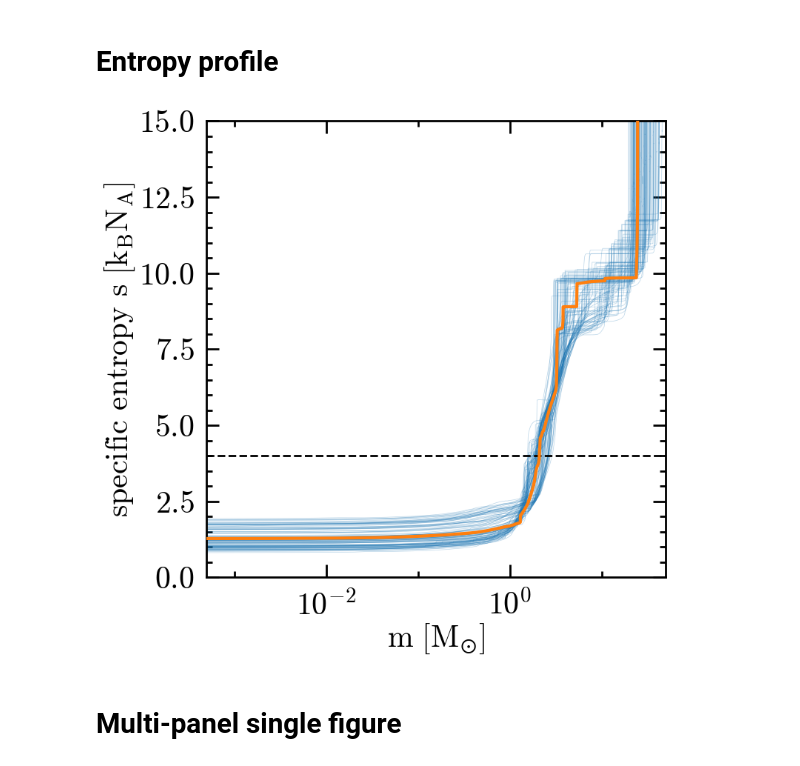
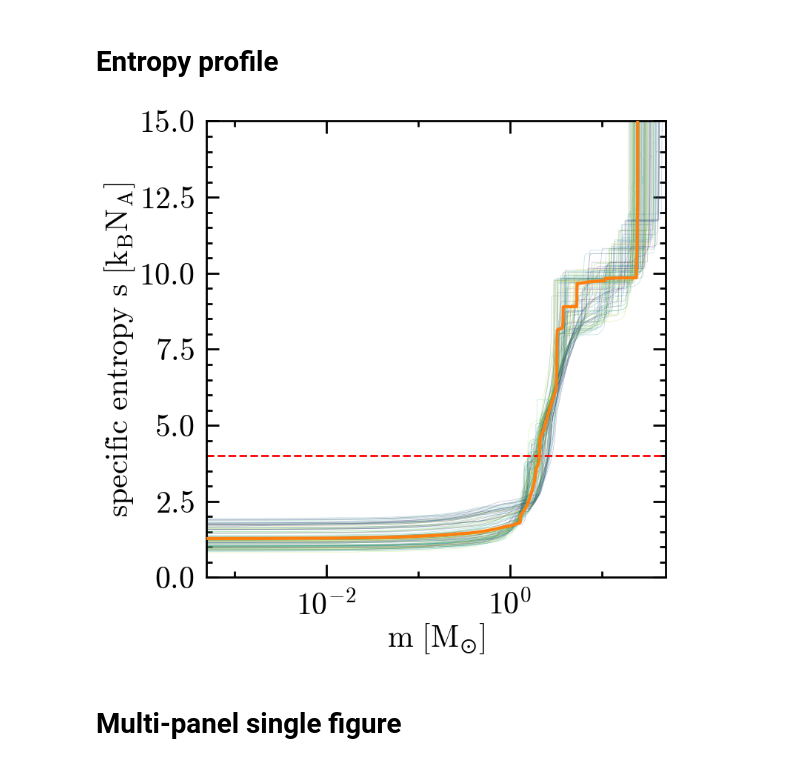
Before and after one commit to mathren/CHE_lGRB_progenitors, a Jupyter notebook: scripts/grid_plots.ipynb, the cells around one changed output. Drawn from its saved outputs; the diff is of its cells as text; code cells hidden in the pictures.

```diff
--- a/scripts/grid_plots.ipynb
+++ b/scripts/grid_plots.ipynb
@@ -79,9 +71,10 @@ for mod in models:
     src, col = get_src_col(pfile)
     logrho = src[:, col.index("logRho")]
     m = src[:, col.index("mass")]
-    ax.plot(m, logrho, c='C0', alpha=0.3, lw=0.5)
-    zx.plot(m, logrho, c='C0', alpha=0.3, lw=0.5)
     M, o = get_model_initial_values(mod)
+    c = cmap(norm(o))
+    ax.plot(m, logrho, c=c, alpha=0.3, lw=0.5)
+    zx.plot(m, logrho, c=c, alpha=0.3, lw=0.5)
     if M==40 and o==0.6:
         ax.plot(m, logrho, lw=3, c='C1', zorder=10)
         zx.plot(m, logrho, lw=3, c='C1', zorder=10)
@@ -117,22 +110,20 @@ for mod in models:
     omega = src[:, col.index("omega")]
     j_specific = r*r*omega
     m = src[:, col.index("mass")]
-    ax.plot(m, j_specific, c='C0', alpha=0.3, lw=0.5)
     M, o = get_model_initial_values(mod)
+    c = cmap(norm(o))
+    ax.plot(m, j_specific, c=c, alpha=0.3, lw=0.5)
     if M==40 and o==0.6:
         ax.plot(m, j_specific, lw=3, c='C1', zorder=10)
 
+
 ax.set_yscale('log')
-ax.set_ylim(1e11, 1e19)
-
+ax.set_ylim(1e14, 1e19)
 ax.set_xscale('log')
-ax.set_xlim(1e-4, 50)
-ax.set_xticks([1e-3, 1e-1, 1e1], minor=True)
-ax.set_xticklabels([], minor=True)
-ax.set_yticks([1e12, 1e14, 1e16, 1e18], minor=True)
+ax.set_xlim(1e-1, 50)
+ax.set_yticks([1e15, 1e17, 1e19], minor=True)
 ax.set_yticklabels([], minor=True)
-ax.set_xlabel(r"$m \ [M_{\odot}]$")
-# ax.set_xlabel(r"m [$M_{\odot}$]")
+ax.set_xlabel(r"$m\ [M_{\odot}]$")
 ax.set_ylabel(r"$\log_{10}(j/\mathrm{[cm^{2}\ s^{-1}]})$")
 
 plt.savefig('../manuscript/figures/j_grid.png')
@@ -199,18 +191,18 @@ for mod in models:
     src, col = get_src_col(pfile)
     m = src[:, col.index("mass")]
     ye = src[:, col.index('ye')]
-    ax.plot(m, ye, c='C0', alpha=0.3, lw=0.5)
-
     M, o = get_model_initial_values(mod)
+    c = cmap(norm(o))
+    ax.plot(m, ye, c=c, alpha=0.3, lw=0.5)
     if M==40 and o==0.6:
         ax.plot(m, ye, lw=3, c='C1', zorder=10)
         # this model is available at https://zenodo.org/records/11375523
-        small_net = "../data/SMALL_NET/40_rot0.6_small_net/LOGS1/CHE_single_core_collapse.data"
-        src, col = get_src_col(small_net)
-        m = src[:, col.index("mass")]
-        ye = src[:, col.index('ye')]
-        ax.plot(m, ye, c='k', ls='-.', alpha=1, lw=1, zorder=10, label=r"small net")
-        ax.legend()
+        # small_net = "../data/SMALL_NET/40_rot0.6_small_net/LOGS1/CHE_single_core_collapse.data"
+        # src, col = get_src_col(small_net)
+        # m = src[:, col.index("mass")]
+        # ye = src[:, col.index('ye')]
+        # ax.plot(m, ye, c='k', ls='-.', alpha=1, lw=1, zorder=10, label=r"small net")
+        # ax.legend()
 
 # ax.set_xscale('log')
 ax.set_xlim(0, 4)
@@ -225,30 +217,31 @@ plt.savefig('../manuscript/figures/Ye_grid.png')
 # %%
 fig = plt.figure()
 gs = gridspec.GridSpec(150, 100)
 ax = fig.add_subplot(gs[:, :])
 
 for mod in models:
     pfile = mod+"LOGS/CHE_single_core_collapse.data"
     src, col = get_src_col(pfile)
     s = src[:, col.index("entropy")]
     m = src[:, col.index("mass")]
-    ax.plot(m, s, c='C0', alpha=0.3, lw=0.5)
     M, o = get_model_initial_values(mod)
+    c = cmap(norm(o))
+    ax.plot(m, s, c=c, alpha=0.3, lw=0.5)
     if M==40 and o==0.6:
         ax.plot(m, s, lw=3, c='C1', zorder=10)
 
 
 ax.set_ylim(0, 15)
 ax.set_xscale('log')
 ax.set_xlim(5e-4, 50)
 ax.set_xlabel(r"$m\ [M_{\odot}]$")
 ax.set_ylabel(r"specific entropy $s\ [k_{B}N_{A}]$")
 ax.set_xticks([1e-3, 1e-1, 1e1], minor=True)
 ax.set_xticklabels([], minor=True)
-ax.axhline(4, 0,1,lw=2, ls='--', c='k')
+ax.axhline(4, 0,1,lw=2, ls='--', c='r')
 plt.savefig('../manuscript/figures/entropy_grid.png')
 # %% [output]
-[figure, old version]
+[figure, new version]
 # %% [markdown]
 # Multi-panel single figure
 # %%
```
Also changed, not shown: parts of 8 cells of this notebook, 16 other files.
